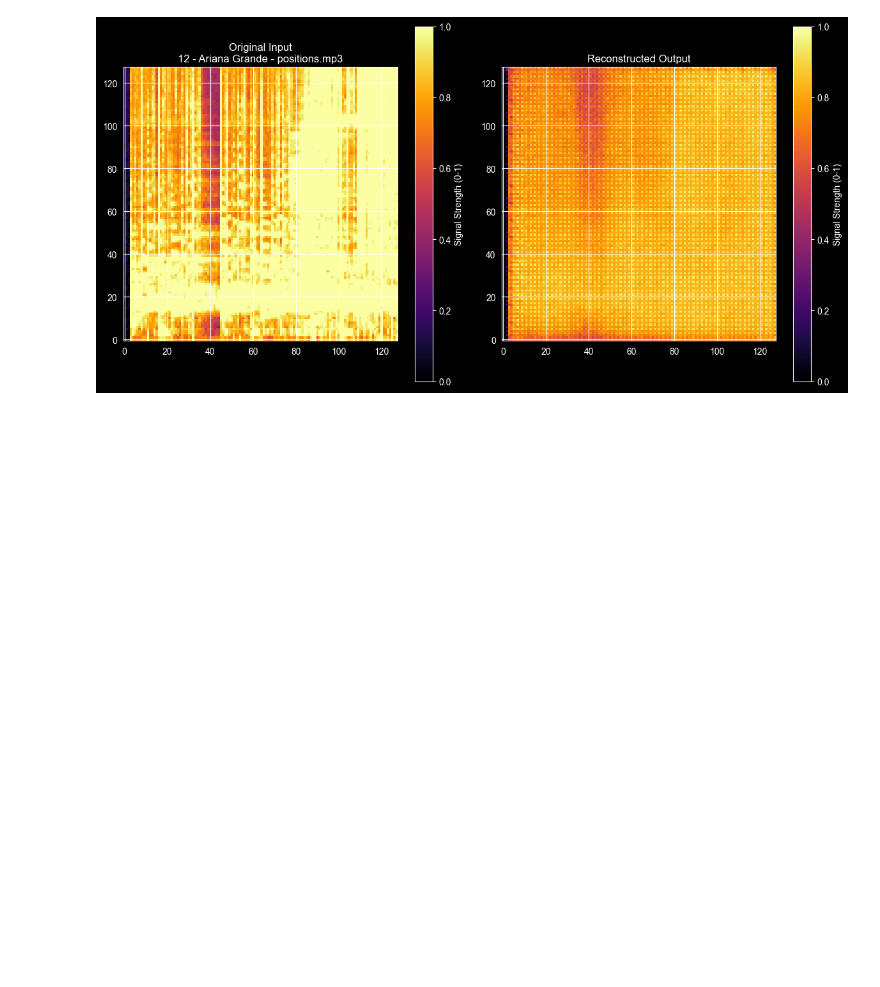
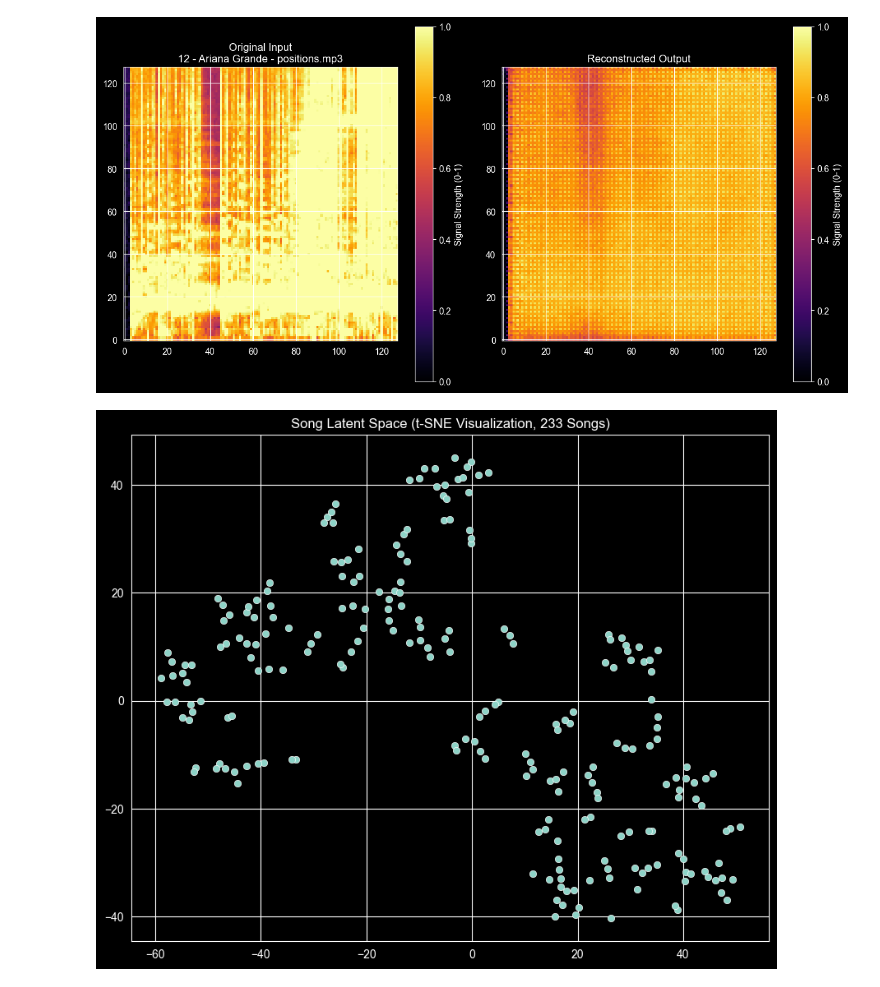
Before and after one commit to Kaustav2500/music-recommender-with-audio-recognition, a Jupyter notebook: notebooks/eda.ipynb, the cells around one changed output. Saved outputs shown, nothing was run; the diff lists cells and outputs as text; code cells hidden in the pictures; blank space fills up the shorter version.

Commit message:
Added recommender.py and t-sne visualisation

```diff
--- a/notebooks/eda.ipynb
+++ b/notebooks/eda.ipynb
@@ -271,3 +271,28 @@ plt.show()
 # %% [output]
 Model loaded successfully from epoch 50
 [figure]
+# %%
+import numpy as np
+import pandas as pd
+import matplotlib.pyplot as plt
+from sklearn.manifold import TSNE
+import seaborn as sns
+
+# load data
+df = pd.read_pickle("../data/songs_with_features.pkl")
+
+# convert into 2D np array (num_Songs, 256)
+X = np.stack(df['latent_vector'].values)
+
+# run t-SNE (reduce 256 dim -> 2 dim)
+tsne = TSNE(n_components=2, perplexity=5, random_state=42, init='pca', learning_rate=200)
+X_embedded = tsne.fit_transform(X)
+
+# plot
+plt.figure(figsize=(10, 8))
+sns.scatterplot(x=X_embedded[:,0], y=X_embedded[:,1])
+
+plt.title("Song Latent Space (t-SNE Visualization, 233 Songs)")
+plt.show()
+# %% [output]
+[figure, added]
```
Also changed, not shown: 2 other files.
